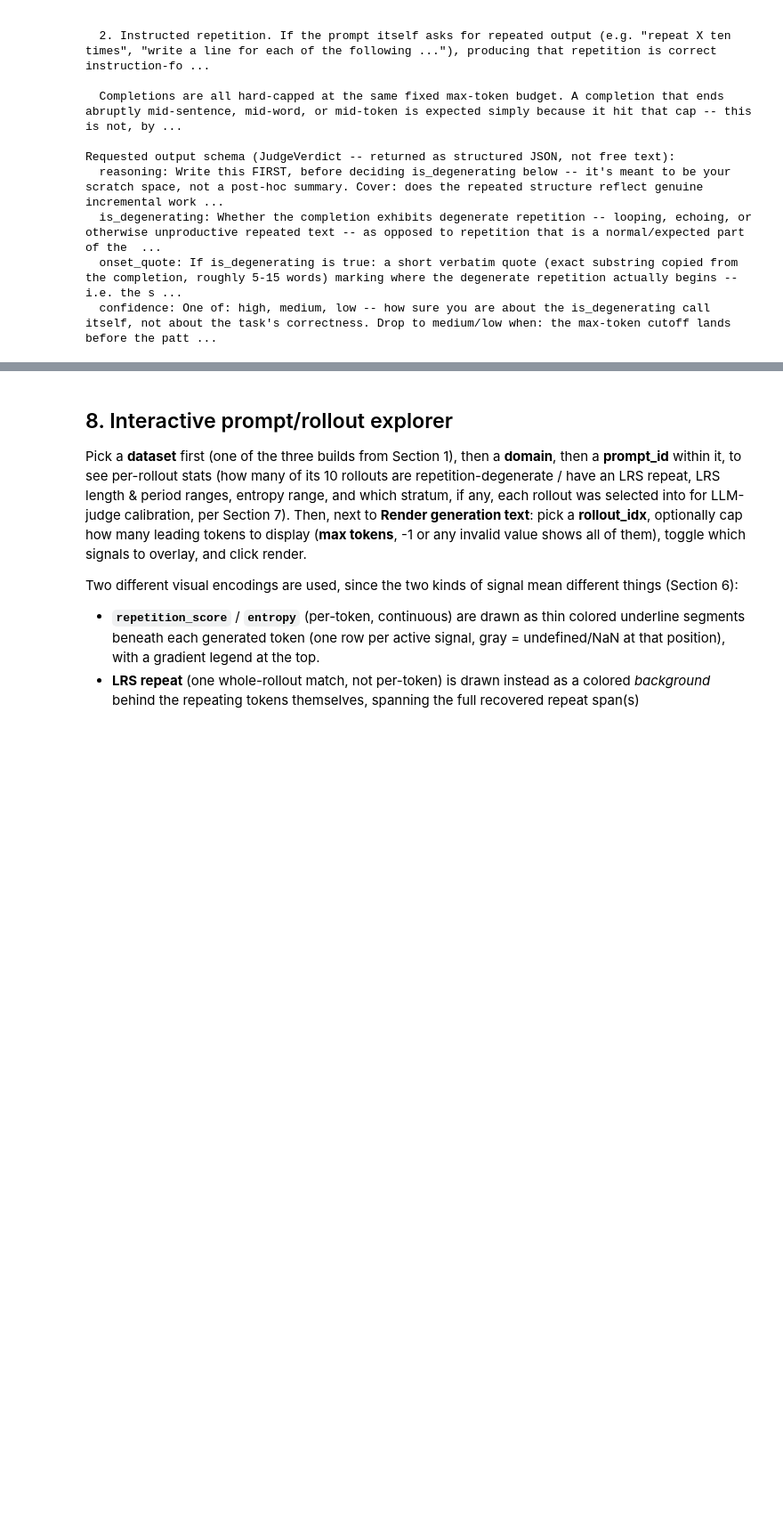
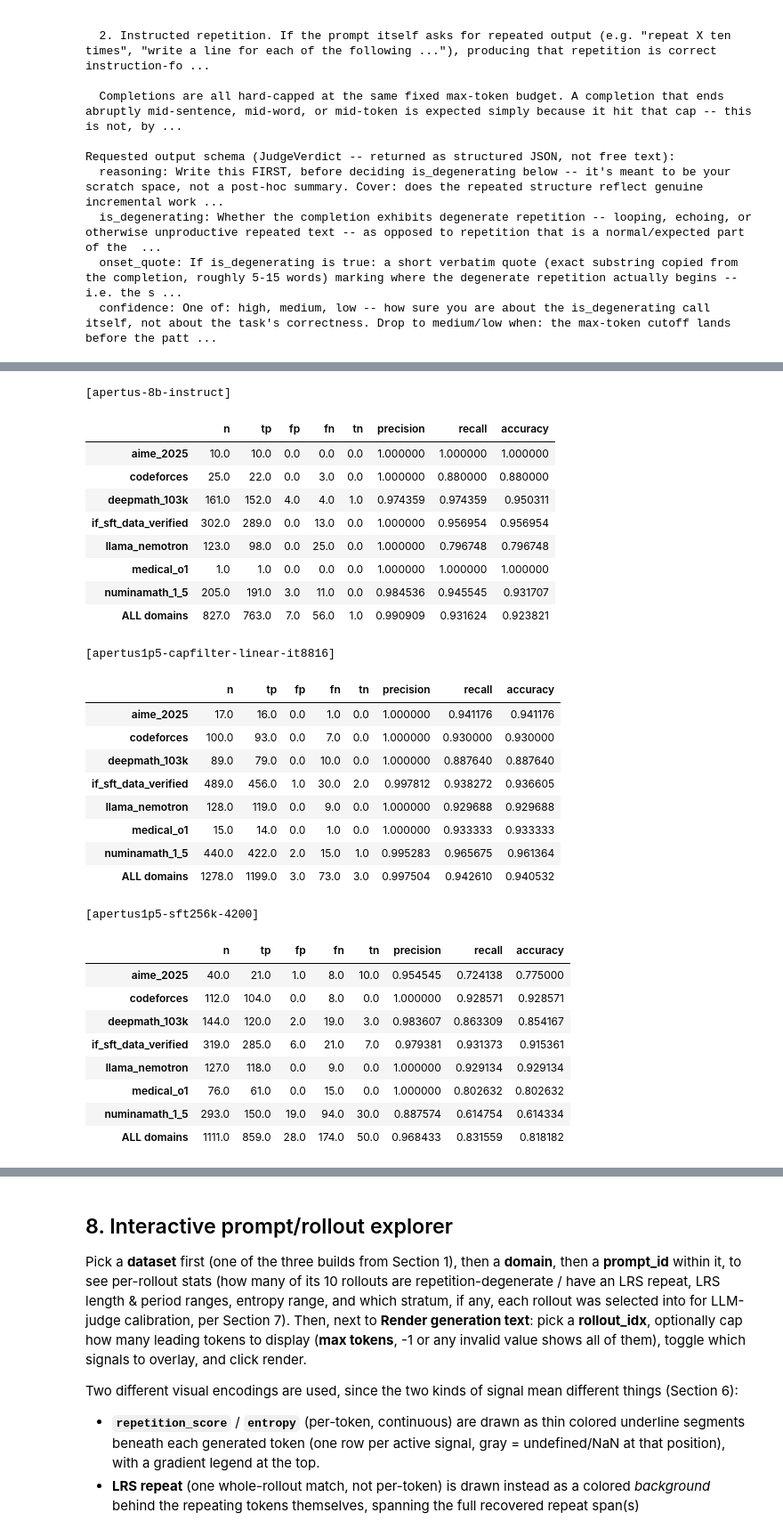
Before and after one commit to swiss-ai/degeneration-probe, a Jupyter notebook: notebooks/inspect_dataset.ipynb, the cells around one changed output, grey strips where cells are left out. Shown at 89% size. Saved outputs shown, nothing was run; the diff lists cells and outputs as text; code cells hidden in the pictures; blank space fills up the shorter version.

```diff
--- a/notebooks/inspect_dataset.ipynb
+++ b/notebooks/inspect_dataset.ipynb
@@ -1543,3 +1589,81 @@ for tag, d in ds.items():
+# %%
+# --- Confusion matrix: does LRS alone (lrs_period_repeat_count >= min, i.e. the
+# repeating unit recurs at least this many times) correctly flag what the judge calls
+# degenerating, at completion level? Deliberately LRS-only (no repetition_score/TTR
+# mixed in), to keep this an evaluation of LRS specifically -- see the match-rate
+# discussion below for LRS's weaker, "found any repeat at all" signal by contrast.
+# Restricted to stratum="truncated" -- the only stratum still actively judged (see
+# Section 7 markdown; "flagged_natural_eos" is a legacy stratum from an earlier
+# pipeline version, not representative of current judging).
+for tag, d in ds.items():
+    print(f"[{tag}]")
+    llm_judge_results_df = d["llm_judge_results_df"]
+    llm_judge_sample_df = d["llm_judge_sample_df"]
+    rollout_signal_df = d["rollout_signal_df"]
+    if llm_judge_results_df.empty:
+        print("  No judge results yet.")
+        continue
+
+    ok = llm_judge_results_df[llm_judge_results_df["status"] == "ok"].merge(
+        llm_judge_sample_df[["prompt_id", "rollout_idx", "domain", "stratum"]],
+        on=["prompt_id", "rollout_idx"], how="left",
+    ).merge(
+        rollout_signal_df[["prompt_id", "rollout_idx", "lrs_period_repeat_count"]],
+        on=["prompt_id", "rollout_idx"], how="left",
+    )
+    ok = ok[ok["stratum"] == "truncated"]
+    if ok.empty:
+        print("  No 'truncated'-stratum judge results yet.")
+        continue
+
+    ok["heuristic_flag"] = ok["lrs_period_repeat_count"] >= llm_judge_module.MIN_PERIOD_REPEAT_COUNT
+
+    def _confusion_row(g):
+        judge, heur = g["is_degenerating"], g["heuristic_flag"]
+        tp, fp = int((judge & heur).sum()), int((~judge & heur).sum())
+        fn, tn = int((judge & ~heur).sum()), int((~judge & ~heur).sum())
+        n = len(g)
+        return pd.Series({
+            "n": n, "tp": tp, "fp": fp, "fn": fn, "tn": tn,
+            "precision": tp / (tp + fp) if (tp + fp) else float("nan"),
+            "recall": tp / (tp + fn) if (tp + fn) else float("nan"),
+            "accuracy": (tp + tn) / n if n else float("nan"),
+        })
+
+    per_domain = ok.groupby("domain", group_keys=True).apply(_confusion_row, include_groups=False)
+    total = _confusion_row(ok).to_frame("ALL domains").T
+    display(pd.concat([per_domain, total]))
+# %% [output]
+[apertus-8b-instruct]
+|  | n | tp | fp | fn | tn | precision | recall | accuracy |
+| aime_2025 | 10.0 | 10.0 | 0.0 | 0.0 | 0.0 | 1.000000 | 1.000000 | 1.000000 |
+| codeforces | 25.0 | 22.0 | 0.0 | 3.0 | 0.0 | 1.000000 | 0.880000 | 0.880000 |
+| deepmath_103k | 161.0 | 152.0 | 4.0 | 4.0 | 1.0 | 0.974359 | 0.974359 | 0.950311 |
+| if_sft_data_verified | 302.0 | 289.0 | 0.0 | 13.0 | 0.0 | 1.000000 | 0.956954 | 0.956954 |
+| llama_nemotron | 123.0 | 98.0 | 0.0 | 25.0 | 0.0 | 1.000000 | 0.796748 | 0.796748 |
+| medical_o1 | 1.0 | 1.0 | 0.0 | 0.0 | 0.0 | 1.000000 | 1.000000 | 1.000000 |
+| numinamath_1_5 | 205.0 | 191.0 | 3.0 | 11.0 | 0.0 | 0.984536 | 0.945545 | 0.931707 |
+| ALL domains | 827.0 | 763.0 | 7.0 | 56.0 | 1.0 | 0.990909 | 0.931624 | 0.923821 |
+[apertus1p5-capfilter-linear-it8816]
+|  | n | tp | fp | fn | tn | precision | recall | accuracy |
+| aime_2025 | 17.0 | 16.0 | 0.0 | 1.0 | 0.0 | 1.000000 | 0.941176 | 0.941176 |
+| codeforces | 100.0 | 93.0 | 0.0 | 7.0 | 0.0 | 1.000000 | 0.930000 | 0.930000 |
+| deepmath_103k | 89.0 | 79.0 | 0.0 | 10.0 | 0.0 | 1.000000 | 0.887640 | 0.887640 |
+| if_sft_data_verified | 489.0 | 456.0 | 1.0 | 30.0 | 2.0 | 0.997812 | 0.938272 | 0.936605 |
+| llama_nemotron | 128.0 | 119.0 | 0.0 | 9.0 | 0.0 | 1.000000 | 0.929688 | 0.929688 |
+| medical_o1 | 15.0 | 14.0 | 0.0 | 1.0 | 0.0 | 1.000000 | 0.933333 | 0.933333 |
+| numinamath_1_5 | 440.0 | 422.0 | 2.0 | 15.0 | 1.0 | 0.995283 | 0.965675 | 0.961364 |
+| ALL domains | 1278.0 | 1199.0 | 3.0 | 73.0 | 3.0 | 0.997504 | 0.942610 | 0.940532 |
+[apertus1p5-sft256k-4200]
+|  | n | tp | fp | fn | tn | precision | recall | accuracy |
+| aime_2025 | 40.0 | 21.0 | 1.0 | 8.0 | 10.0 | 0.954545 | 0.724138 | 0.775000 |
+| codeforces | 112.0 | 104.0 | 0.0 | 8.0 | 0.0 | 1.000000 | 0.928571 | 0.928571 |
+| deepmath_103k | 144.0 | 120.0 | 2.0 | 19.0 | 3.0 | 0.983607 | 0.863309 | 0.854167 |
+| if_sft_data_verified | 319.0 | 285.0 | 6.0 | 21.0 | 7.0 | 0.979381 | 0.931373 | 0.915361 |
+| llama_nemotron | 127.0 | 118.0 | 0.0 | 9.0 | 0.0 | 1.000000 | 0.929134 | 0.929134 |
+| medical_o1 | 76.0 | 61.0 | 0.0 | 15.0 | 0.0 | 1.000000 | 0.802632 | 0.802632 |
+| numinamath_1_5 | 293.0 | 150.0 | 19.0 | 94.0 | 30.0 | 0.887574 | 0.614754 | 0.614334 |
+| ALL domains | 1111.0 | 859.0 | 28.0 | 174.0 | 50.0 | 0.968433 | 0.831559 | 0.818182 |
 # %%
 # --- onset_quote validation: can the LLM's claimed onset_quote actually be found,
 # verbatim, in the rollout it was judging? A wrong quote (paraphrased, or copied from
```
Also changed, not shown: parts of 22 cells of this notebook.
